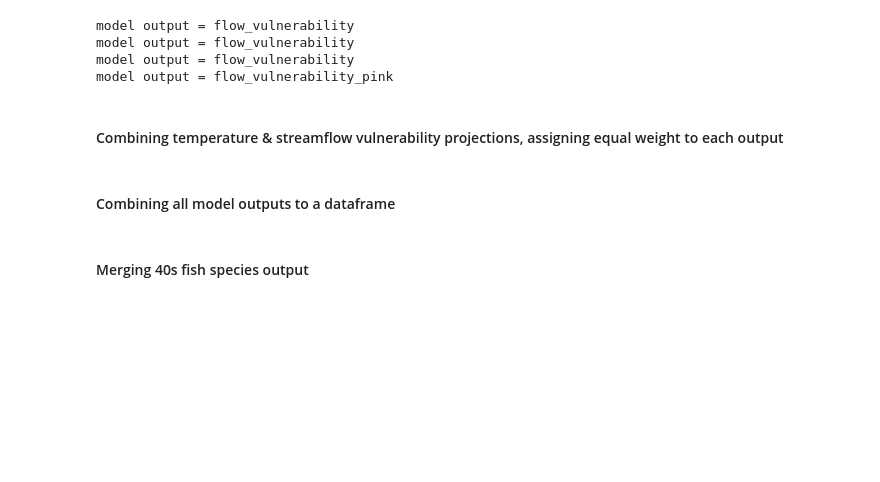
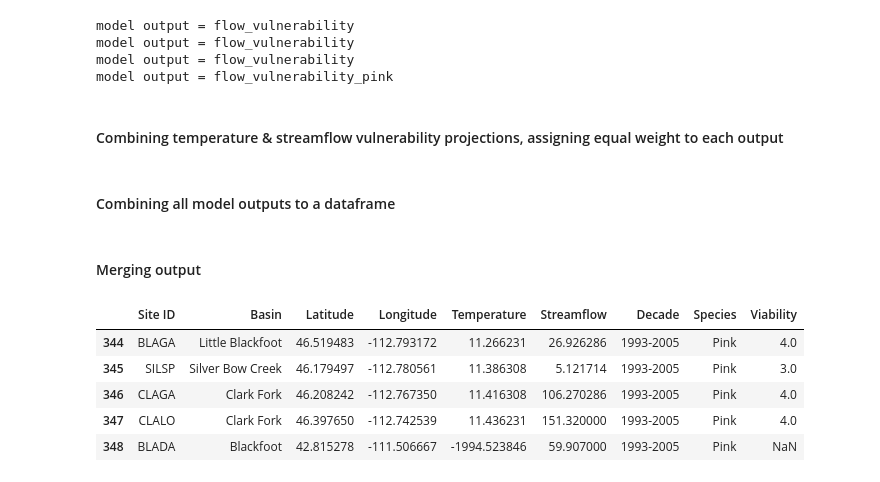
Before and after one commit to UWSEDS-aut17/uwseds-group-nw-climate-crew, a Jupyter notebook: futurefish/model/FishMod.ipynb, the cells around one changed output. Cells and saved outputs as stored; diff of their text form; code cells hidden in the pictures; blank space fills up the shorter version.

```diff
--- a/futurefish/model/FishMod.ipynb
+++ b/futurefish/model/FishMod.ipynb
@@ -88,0 +105,3 @@ data_wea80.columns = ["Site ID", "Temperature", "Streamflow", "Decade"]
+# %%
+data_wea00 = pd.merge(data_latlon, data_wea00)
+data_wea00.head()
@@ -126,3 +158,14 @@ temp_vulnerability80 = fishmod_utils.temp_mod(temp, r_max=4, t_max=30, t_min=-5,
 model output = temp_vulnerability
 # %% [markdown]
 #### Feeding futrue streamflow into streamflow model and translating outputs into fish happiness scale 1-5
+# %%
+## Stream flow historical
+flow = data_wea00["Streamflow"]
+# Chinook
+flow_vulnerability00_chinook = fishmod_utils.stream_mod(flow, fo=424, a=12818, b=424)
+# Sockeye
+flow_vulnerability00_sockeye = fishmod_utils.stream_mod(flow, fo=390, a=946, b=390)
+# Coho
+flow_vulnerability00_coho = fishmod_utils.stream_mod(flow, fo=362, a=12124, b=362)
+# Pink
+flow_vulnerability00_pink = fishmod_utils.stream_mod_pink(flow, a_max=1052, f_max=1200, f_min=0, f_opt=420)
@@ -160,6 +208,16 @@ model output = flow_vulnerability
 model output = flow_vulnerability_pink
 # %% [markdown]
 #### Combining temperature & streamflow vulnerability projections, assigning equal weight to each output
+# %%
+## Year Historical
+# Chinook
+chinook_vulnerability00 = pd.DataFrame(round(temp_vulnerability00*0.5 + flow_vulnerability00_chinook*0.5))
+# Sockeye
+sockeye_vulnerability00 = pd.DataFrame(round(temp_vulnerability00*0.5 + flow_vulnerability00_sockeye*0.5))
+# Coho
+coho_vulnerability00 = pd.DataFrame(round(temp_vulnerability00*0.5 + flow_vulnerability00_coho*0.5))
+# Pink
+pink_vulnerability00 = pd.DataFrame(round(temp_vulnerability00*0.5 + flow_vulnerability00_pink*0.5))
 # %%
 ## Year 2040s
 # Chinook
@@ -221,5 +297,15 @@ pink_80["Viability"] = pink_vulnerability80.astype(int)
 # %% [markdown]
-#### Merging 40s fish species output
+#### Merging output
+# %%
+fish_vulnerability_00 = chinook_00.append(sockeye_00).append(coho_00).append(pink_00)
+fish_vulnerability_00.tail()
+# %% [output]
+|  | Site ID | Basin | Latitude | Longitude | Temperature | Streamflow | Decade | Species | Viability |
+| 344 | BLAGA | Little Blackfoot | 46.519483 | -112.793172 | 11.266231 | 26.926286 | 1993-2005 | Pink | 4.0 |
+| 345 | SILSP | Silver Bow Creek | 46.179497 | -112.780561 | 11.386308 | 5.121714 | 1993-2005 | Pink | 3.0 |
+| 346 | CLAGA | Clark Fork | 46.208242 | -112.767350 | 11.416308 | 106.270286 | 1993-2005 | Pink | 4.0 |
+| 347 | CLALO | Clark Fork | 46.397650 | -112.742539 | 11.436231 | 151.320000 | 1993-2005 | Pink | 4.0 |
+| 348 | BLADA | Blackfoot | 42.815278 | -111.506667 | -1994.523846 | 59.907000 | 1993-2005 | Pink | NaN |
 # %%
 fish_vulnerability_40 = chinook_40.append(sockeye_40).append(coho_40).append(pink_40)
 fish_vulnerability_40.tail()
```
Also changed, not shown: parts of 15 cells of this notebook, 3 other files.
